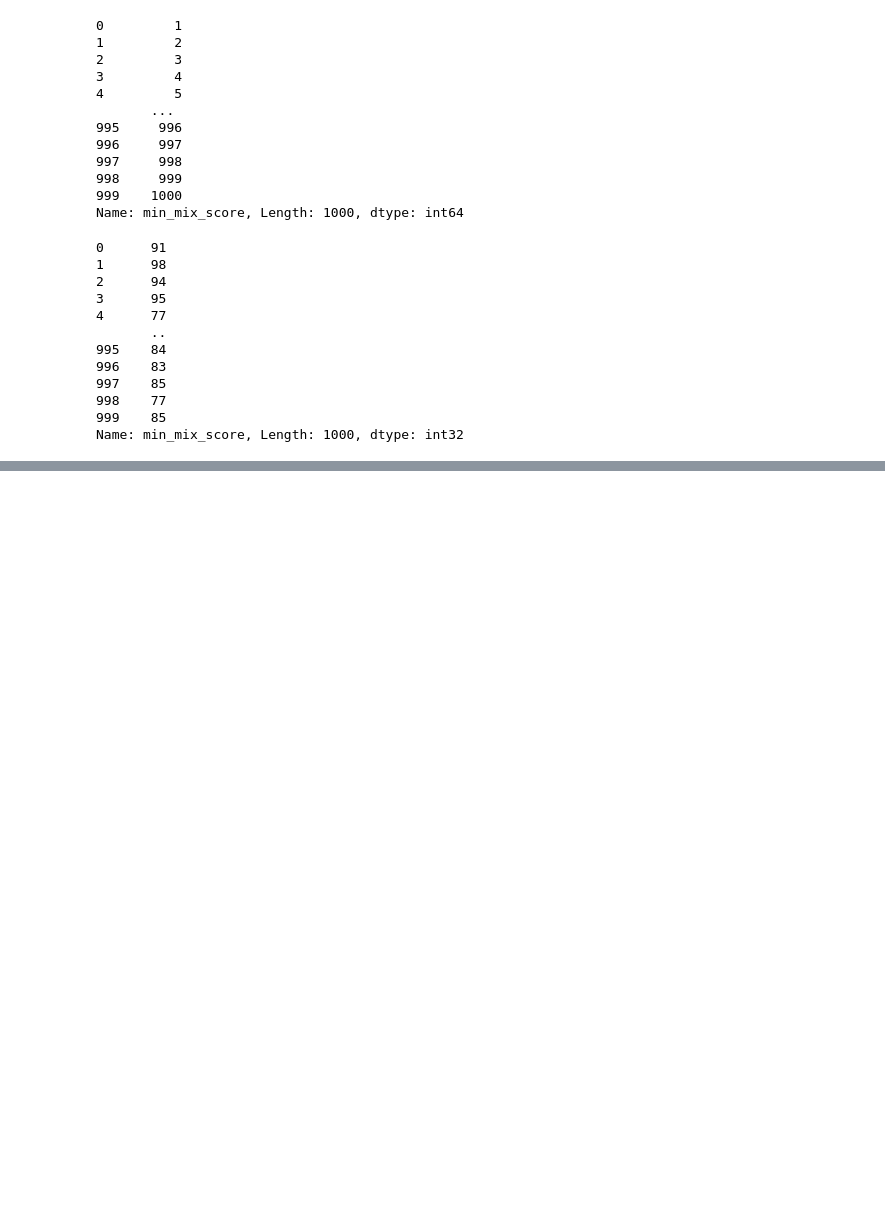
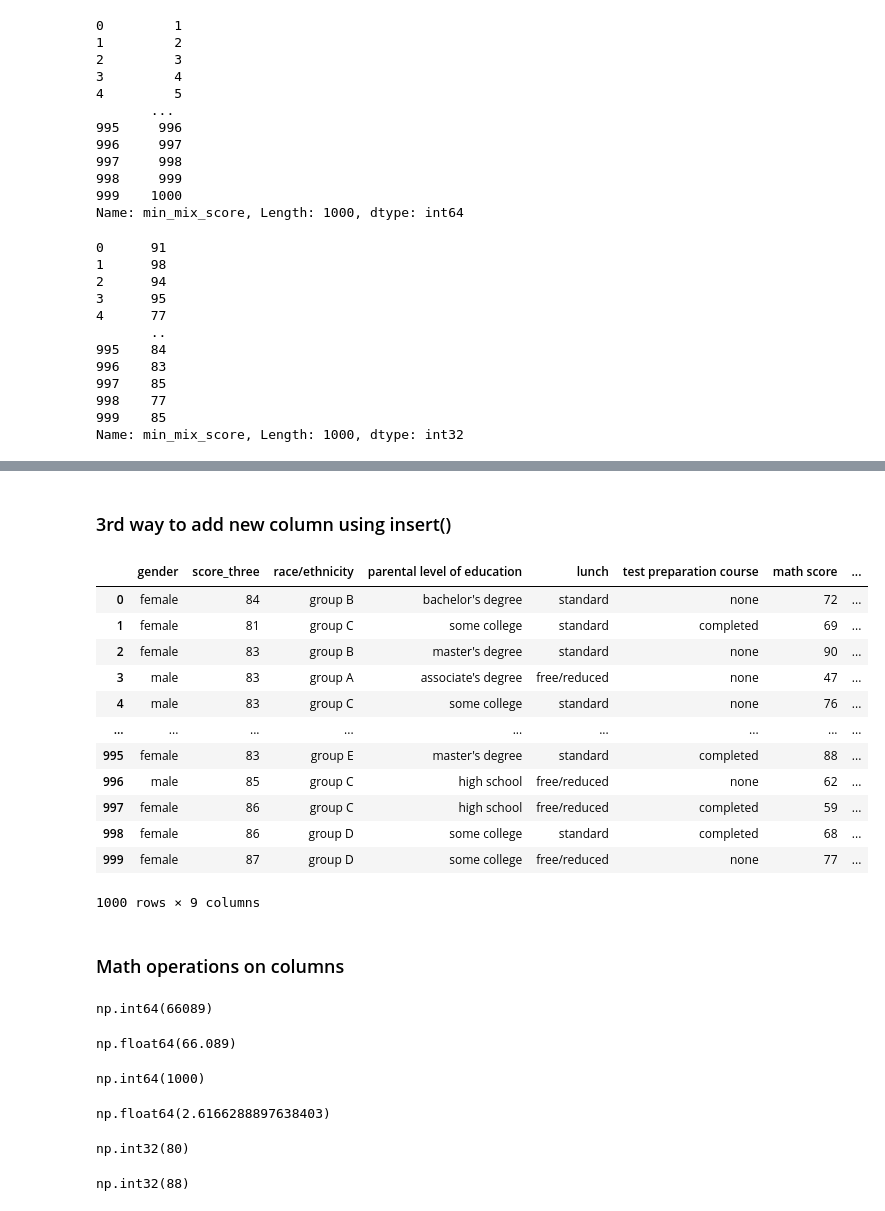
Before and after one commit to shiva508/dear-comrade-python-zero-to-hero, a Jupyter notebook: data_science/data_science_3_pandas.ipynb, the cells around one changed output, grey strips where cells are left out. Cells and saved outputs as stored; diff of their text form; code cells hidden in the pictures; blank space fills up the shorter version.

Commit message:
data science basic

```diff
--- a/data_science/data_science_3_pandas.ipynb
+++ b/data_science/data_science_3_pandas.ipynb
@@ -396,0 +399,6 @@ Name: min_mix_score, Length: 1000, dtype: int32
+# %%
+score_one = np.random.randint(80,89, size=1000)
+score_two = np.random.randint(80,89, size=1000)
+# %%
+series_one = pd.Series(score_one, index=np.arange(0,1000))
+series_two = pd.Series(score_two, index=np.arange(0,1000))
@@ -396,0 +439,46 @@ Name: min_mix_score, Length: 1000, dtype: int32
+# %% [markdown]
+### 3rd way to add new column using insert()
+# %%
+data_frame_csv.insert(1, "score_three", series_one)
+# %%
+data_frame_csv
+# %% [output]
+|  | gender | score_three | race/ethnicity | parental level of education | lunch | test preparation course | math score | ... |
+| 0 | female | 84 | group B | bachelor's degree | standard | none | 72 | ... |
+| 1 | female | 81 | group C | some college | standard | completed | 69 | ... |
+| 2 | female | 83 | group B | master's degree | standard | none | 90 | ... |
+| 3 | male | 83 | group A | associate's degree | free/reduced | none | 47 | ... |
+| 4 | male | 83 | group C | some college | standard | none | 76 | ... |
+| ... | ... | ... | ... | ... | ... | ... | ... | ... |
+| 995 | female | 83 | group E | master's degree | standard | completed | 88 | ... |
+| 996 | male | 85 | group C | high school | free/reduced | none | 62 | ... |
+| 997 | female | 86 | group C | high school | free/reduced | completed | 59 | ... |
+| 998 | female | 86 | group D | some college | standard | completed | 68 | ... |
+| 999 | female | 87 | group D | some college | free/reduced | none | 77 | ... |
+1000 rows × 9 columns
+# %% [markdown]
+### Math operations on columns
+# %%
+data_frame_csv["score_three"].sum()
+# %% [output]
+np.int64(66089)
+# %%
+data_frame_csv["score_three"].mean()
+# %% [output]
+np.float64(66.089)
+# %%
+data_frame_csv["score_three"].count()
+# %% [output]
+np.int64(1000)
+# %%
+data_frame_csv["score_three"].std()
+# %% [output]
+np.float64(2.6166288897638403)
+# %%
+data_frame_csv["score_three"].min()
+# %% [output]
+np.int32(80)
+# %%
+data_frame_csv["score_three"].max()
+# %% [output]
+np.int32(88)
```
Also changed, not shown: parts of 19 cells of this notebook.
